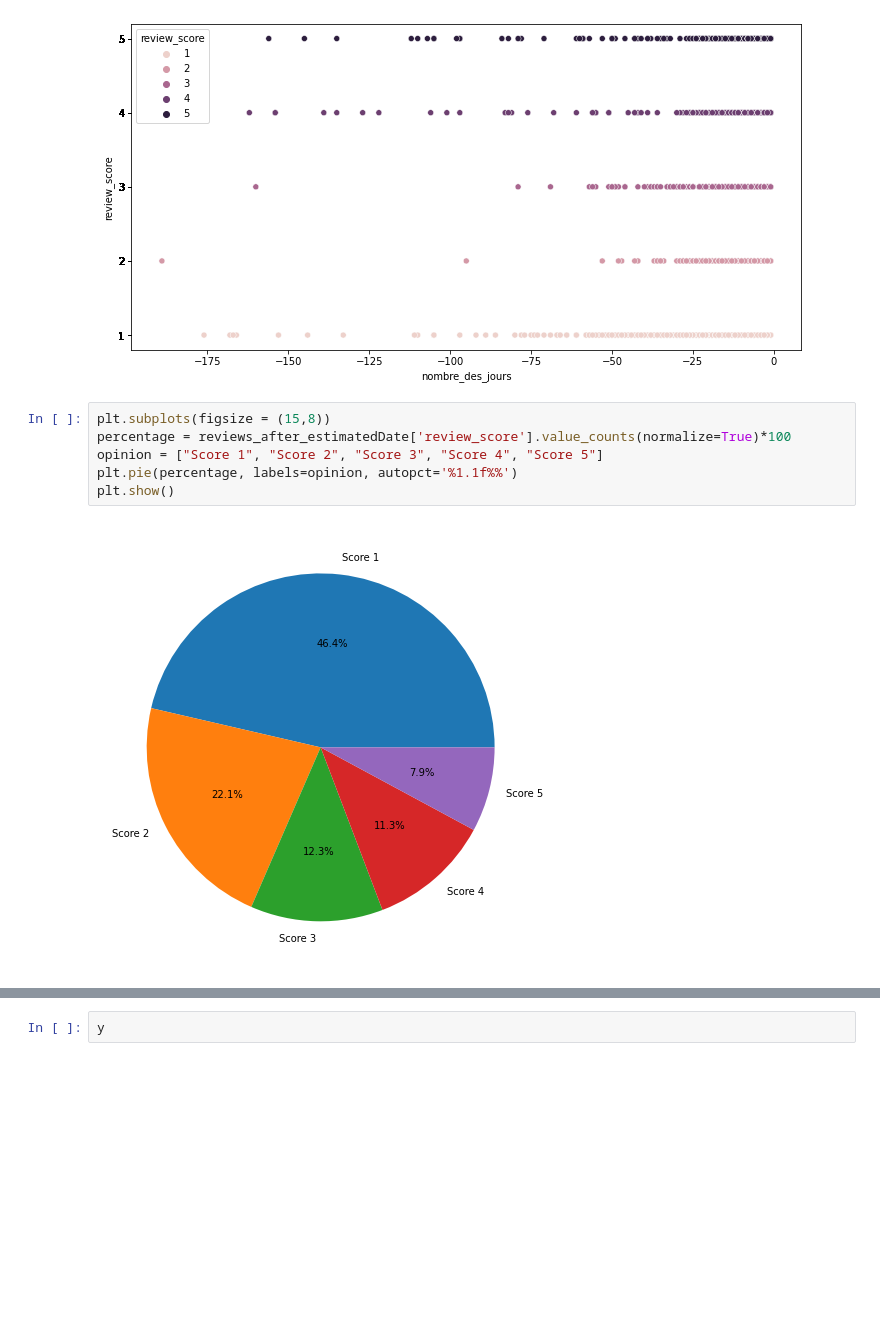
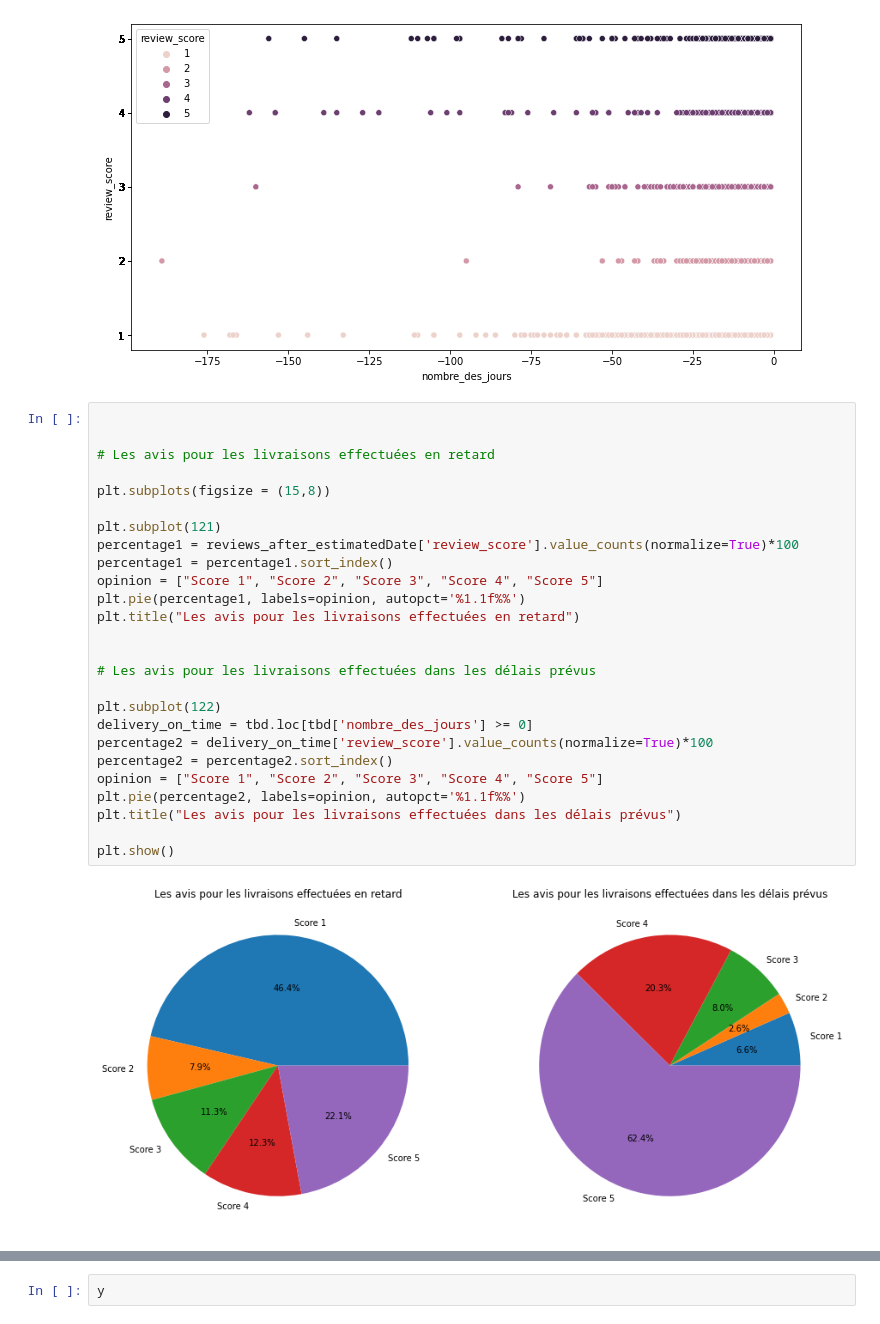
Before and after one commit to yunuserbas/ProjetWCS2, a Jupyter notebook: Question_6.ipynb, the cells around one changed output, grey strips where cells are left out. Cells and saved outputs as stored; diff of their text form; blank space fills up the shorter version.

```diff
--- a/Question_6.ipynb
+++ b/Question_6.ipynb
@@ -233,11 +235,31 @@ plt.yticks(reviews_after_estimatedDate["review_score"])
 plt.show()
 # %% [output]
 [figure]
-# %%
-plt.subplots(figsize = (15,8))
-percentage = reviews_after_estimatedDate['review_score'].value_counts(normalize=True)*100
-opinion = ["Score 1", "Score 2", "Score 3", "Score 4", "Score 5"]
-plt.pie(percentage, labels=opinion, autopct='%1.1f%%')
-plt.show()
-# %% [output]
-[figure, removed]
+# %%
+
+
+# Les avis pour les livraisons effectuées en retard
+
+plt.subplots(figsize = (15,8))
+
+plt.subplot(121)
+percentage1 = reviews_after_estimatedDate['review_score'].value_counts(normalize=True)*100
+percentage1 = percentage1.sort_index()
+opinion = ["Score 1", "Score 2", "Score 3", "Score 4", "Score 5"]
+plt.pie(percentage1, labels=opinion, autopct='%1.1f%%')
+plt.title("Les avis pour les livraisons effectuées en retard")
+
+
+# Les avis pour les livraisons effectuées dans les délais prévus
+
+plt.subplot(122)
+delivery_on_time = tbd.loc[tbd['nombre_des_jours'] >= 0]
+percentage2 = delivery_on_time['review_score'].value_counts(normalize=True)*100
+percentage2 = percentage2.sort_index()
+opinion = ["Score 1", "Score 2", "Score 3", "Score 4", "Score 5"]
+plt.pie(percentage2, labels=opinion, autopct='%1.1f%%')
+plt.title("Les avis pour les livraisons effectuées dans les délais prévus")
+
+plt.show()
+# %% [output]
+[figure, added]
```
Also changed, not shown: parts of 4 cells of this notebook.
